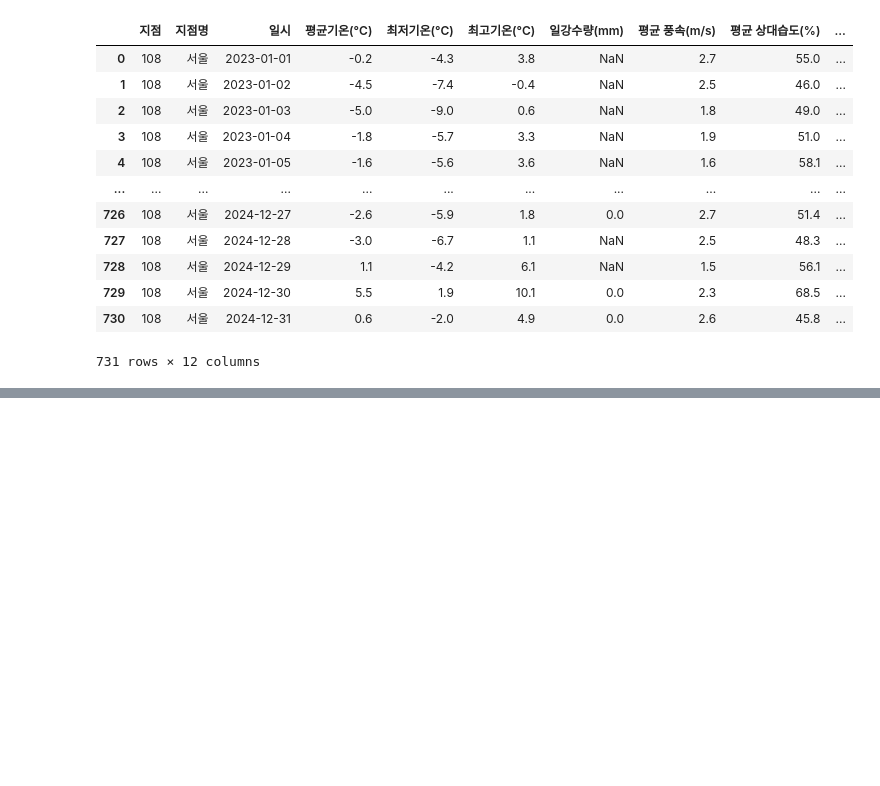
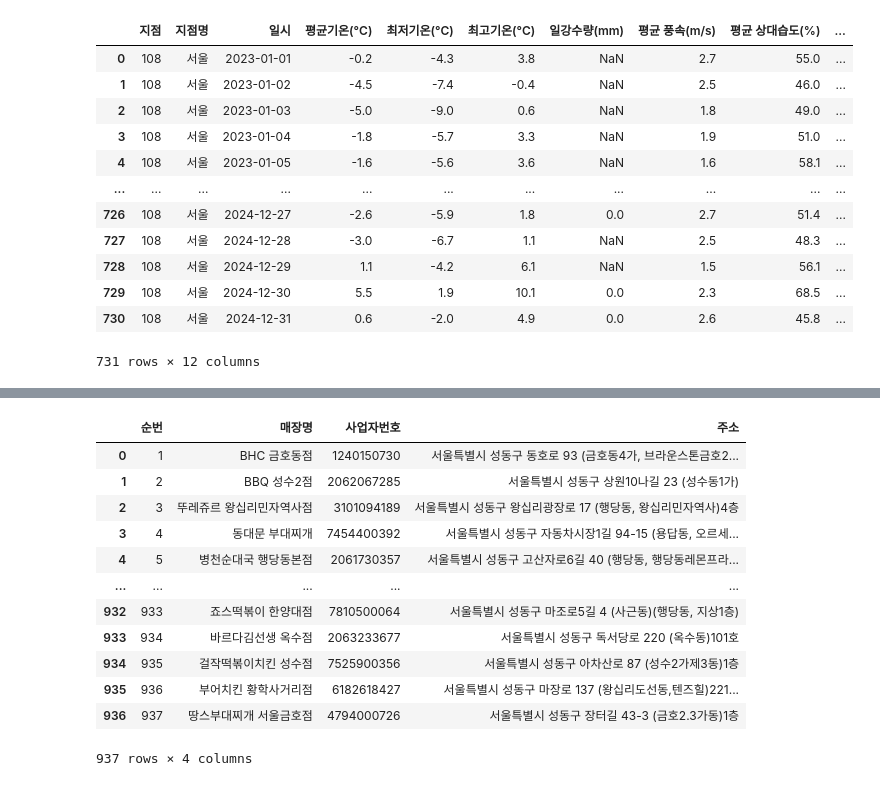
Before and after one commit to Hwaaanss/Capstone2_HelloKitty, a Jupyter notebook: EDA.ipynb, the cells around one changed output, grey strips where cells are left out. Cells and saved outputs as stored; diff of their text form; code cells hidden in the pictures; blank space fills up the shorter version.

```diff
--- a/EDA.ipynb
+++ b/EDA.ipynb
@@ -500,0 +493,16 @@ KeyboardInterrupt:
+# %%
+pd.read_csv('/content/drive/MyDrive/B.S.degree/Capstone2_HelloKitty/dataset/서울특별시 성동구_공공배달앱 배달특급 가맹점 현황_20240829.CSV', encoding='cp949')
+# %% [output]
+|  | 순번 | 매장명 | 사업자번호 | 주소 |
+| 0 | 1 | BHC 금호동점 | 1240150730 | 서울특별시 성동구 동호로 93 (금호동4가, 브라운스톤금호2... |
+| 1 | 2 | BBQ 성수2점 | 2062067285 | 서울특별시 성동구 상원10나길 23 (성수동1가) |
+| 2 | 3 | 뚜레쥬르 왕십리민자역사점 | 3101094189 | 서울특별시 성동구 왕십리광장로 17 (행당동, 왕십리민자역사)4층 |
+| 3 | 4 | 동대문 부대찌개 | 7454400392 | 서울특별시 성동구 자동차시장1길 94-15 (용답동, 오르세... |
+| 4 | 5 | 병천순대국 행당동본점 | 2061730357 | 서울특별시 성동구 고산자로6길 40 (행당동, 행당동레몬프라... |
+| ... | ... | ... | ... | ... |
+| 932 | 933 | 죠스떡볶이 한양대점 | 7810500064 | 서울특별시 성동구 마조로5길 4 (사근동)(행당동, 지상1층) |
+| 933 | 934 | 바르다김선생 옥수점 | 2063233677 | 서울특별시 성동구 독서당로 220 (옥수동)101호 |
+| 934 | 935 | 걸작떡볶이치킨 성수점 | 7525900356 | 서울특별시 성동구 아차산로 87 (성수2가제3동)1층 |
+| 935 | 936 | 부어치킨 황학사거리점 | 6182618427 | 서울특별시 성동구 마장로 137 (왕십리도선동,텐즈힐)221... |
+| 936 | 937 | 땅스부대찌개 서울금호점 | 4794000726 | 서울특별시 성동구 장터길 43-3 (금호2.3가동)1층 |
+937 rows × 4 columns
```
Also changed, not shown: parts of 20 cells of this notebook.
